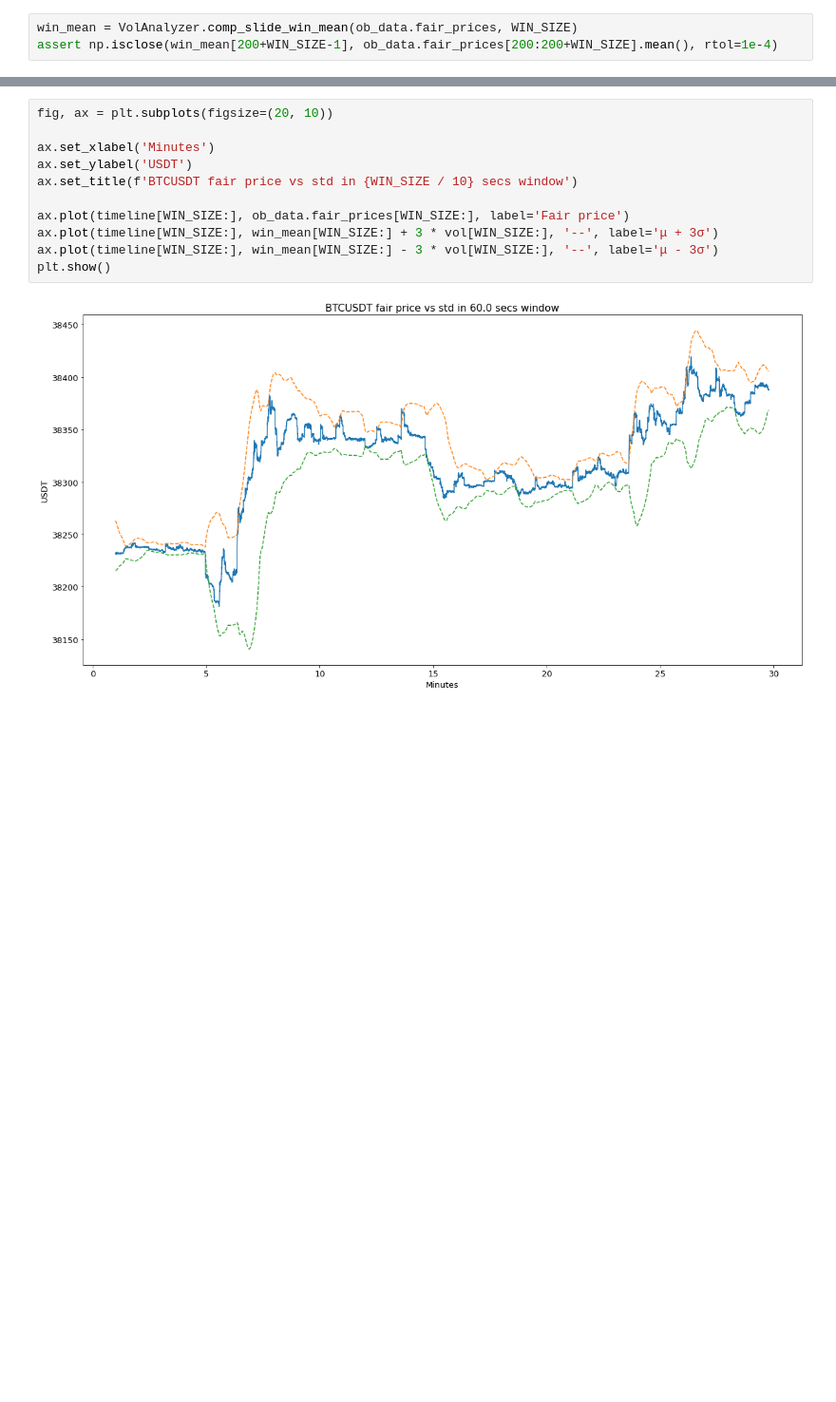
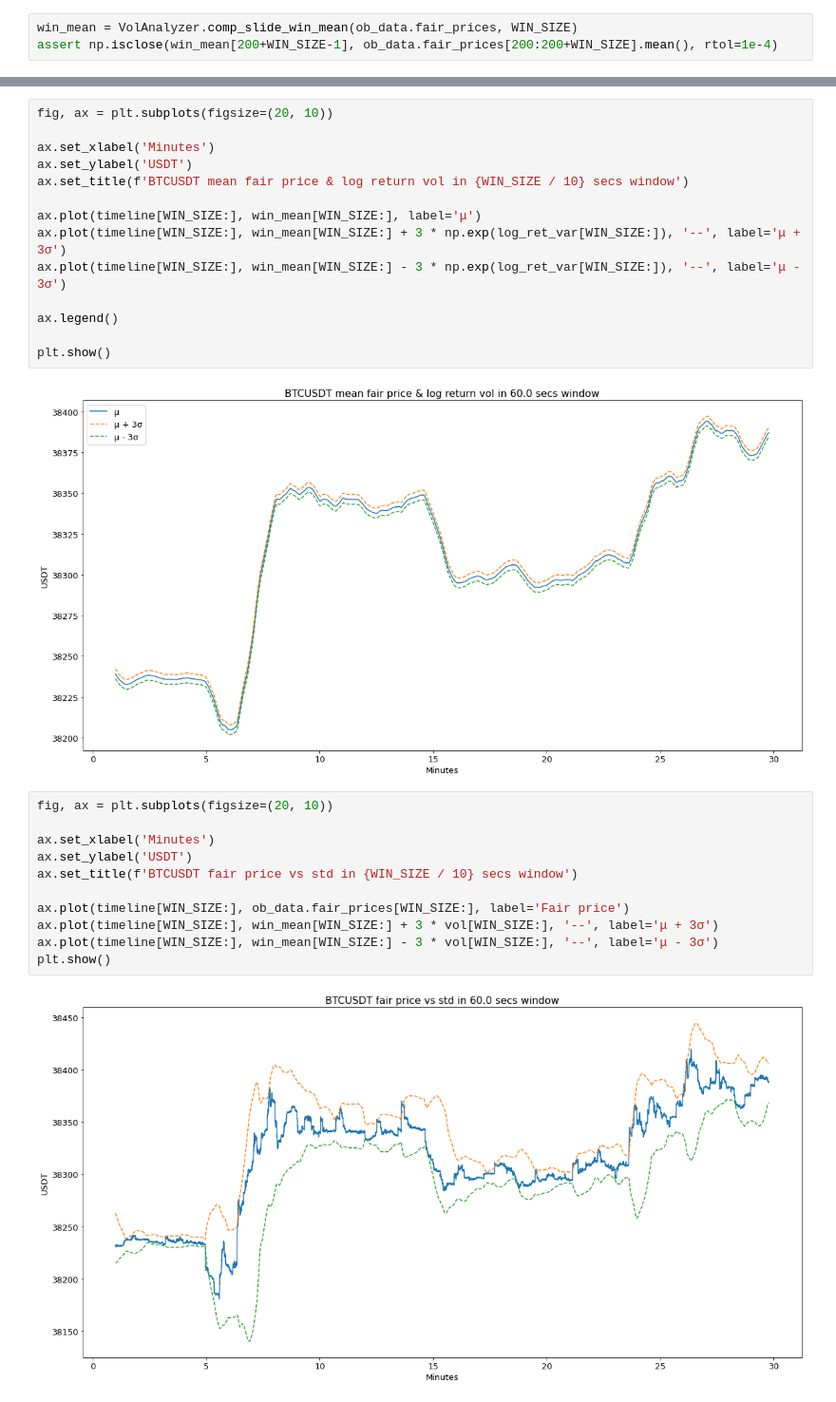
Before and after one commit to vadimpy/hft_assessment, a Jupyter notebook: vol_analyzer/tests.ipynb, the cells around one changed output, grey strips where cells are left out. Shown: that part at 95% size. Cells and saved outputs as stored; diff of their text form; blank space fills up the shorter version.

```diff
--- a/vol_analyzer/tests.ipynb
+++ b/vol_analyzer/tests.ipynb
@@ -66,3 +73,19 @@ plt.show()
+# %%
+fig, ax = plt.subplots(figsize=(20, 10))
+
+ax.set_xlabel('Minutes')
+ax.set_ylabel('USDT')
+ax.set_title(f'BTCUSDT mean fair price & log return vol in {WIN_SIZE / 10} secs window')
+
+ax.plot(timeline[WIN_SIZE:], win_mean[WIN_SIZE:], label='μ')
+ax.plot(timeline[WIN_SIZE:], win_mean[WIN_SIZE:] + 3 * np.exp(log_ret_var[WIN_SIZE:]), '--', label='μ + 3σ')
+ax.plot(timeline[WIN_SIZE:], win_mean[WIN_SIZE:] - 3 * np.exp(log_ret_var[WIN_SIZE:]), '--', label='μ - 3σ')
+
+ax.legend()
+
+plt.show()
+# %% [output]
+[figure, added]
 # %%
 fig, ax = plt.subplots(figsize=(20, 10))
 
```
Also changed, not shown: parts of 9 cells of this notebook, 1 other file.
